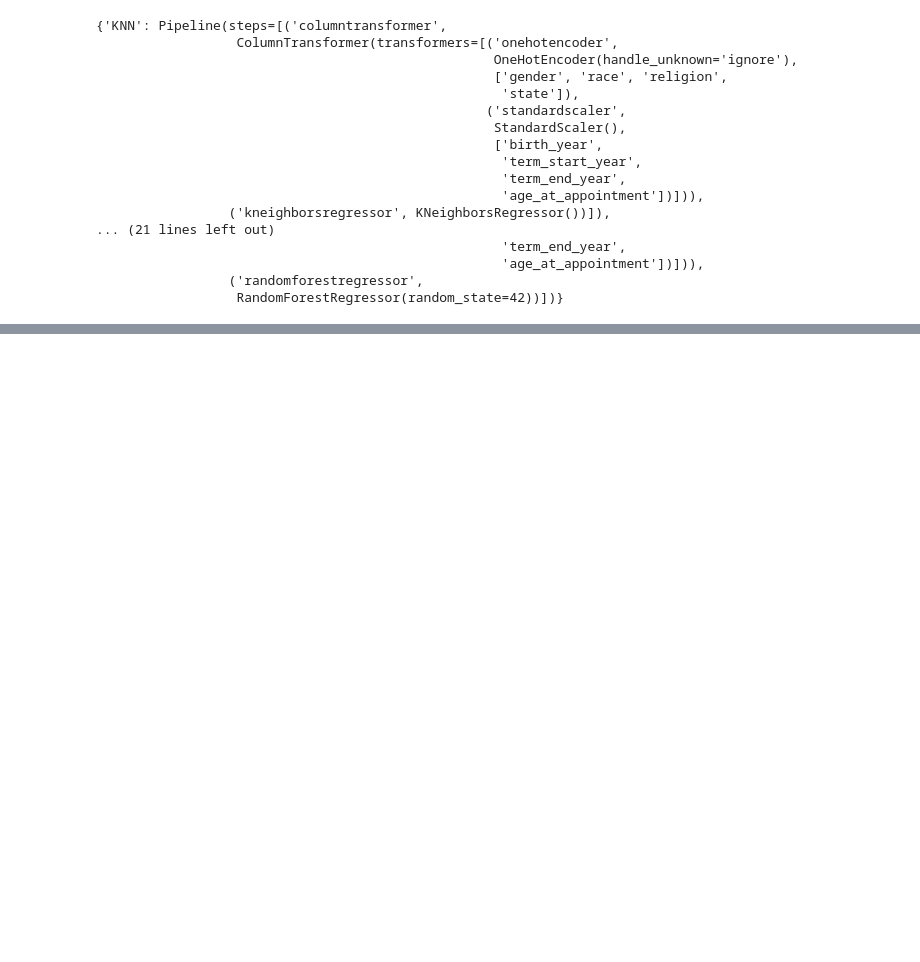
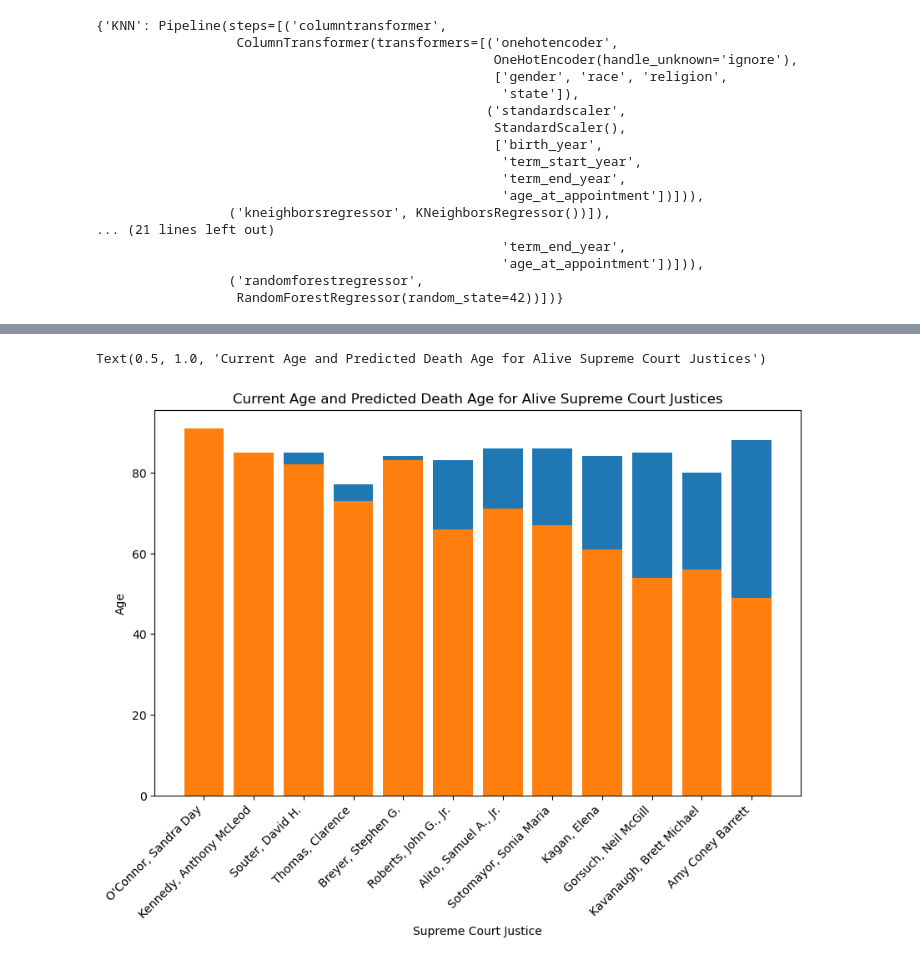
Before and after one commit to dmail5802/hackathon_competition, a Jupyter notebook: supremecourt_predictor _bunked.ipynb, the cells around one changed output, grey strips where cells are left out. Saved outputs shown, nothing was run; the diff lists cells and outputs as text; code cells hidden in the pictures; blank space fills up the shorter version.

```diff
--- a/supremecourt_predictor _bunked.ipynb
+++ b/supremecourt_predictor _bunked.ipynb
@@ -423,0 +424,19 @@ plt.show()
+# %%
+# use the year 2021 as the current year to calculate their current age
+
+current_year = 2021
+alive_justices = alive_justices.with_columns(
+    (current_year - pl.col("birth_year")).alias("current_age")
+)
+# %%
+# make a bar graph for alive supreme court justices and their predicted death ages, with a progress bar for current age
+plt.figure(figsize=(10, 6))
+plt.bar(alive_justices["name"], alive_justices["predicted_death_age"], label="Predicted Death Age")
+plt.bar(alive_justices["name"], alive_justices["current_age"], label="Current Age")
+plt.xlabel("Supreme Court Justice")
+plt.xticks(rotation=45, ha='right')
+plt.ylabel("Age")
+plt.title("Current Age and Predicted Death Age for Alive Supreme Court Justices")
+# %% [output]
+Text(0.5, 1.0, 'Current Age and Predicted Death Age for Alive Supreme Court Justices')
+[figure, added]
```
Also changed, not shown: parts of 8 cells of this notebook.
